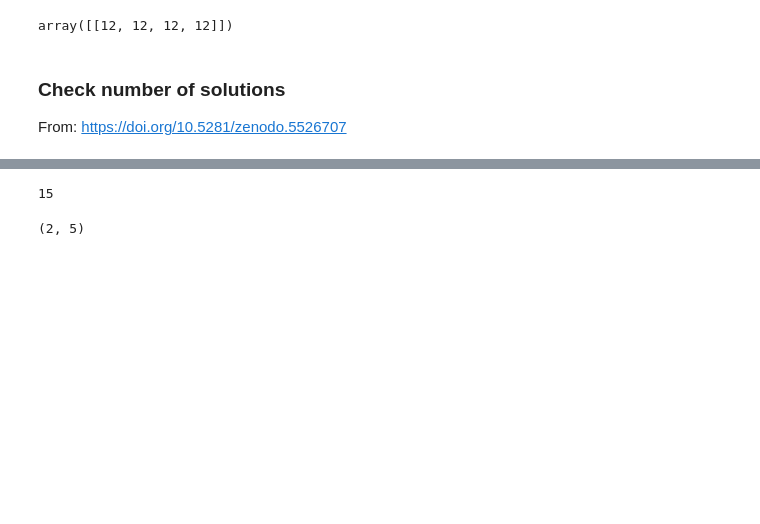
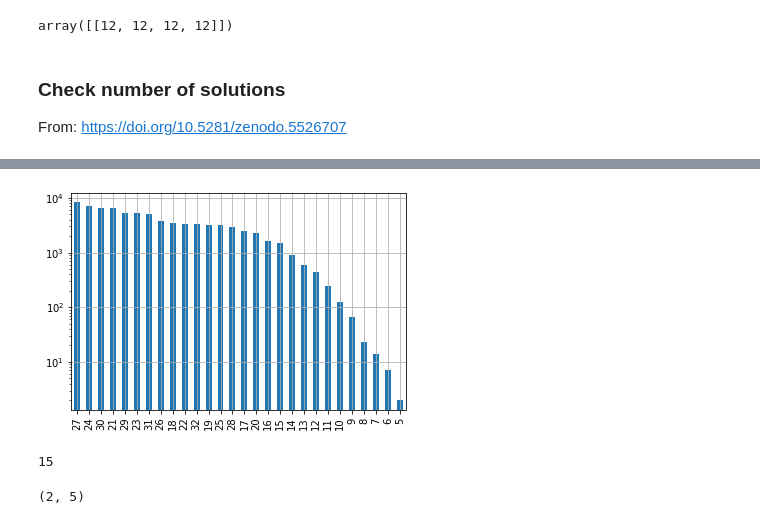
Before and after one commit to restrepo/Advanced_Computation, a Jupyter notebook: Multiprocessing.ipynb, the cells around one changed output, grey strips where cells are left out. Saved outputs shown, nothing was run; the diff lists cells and outputs as text; code cells hidden in the pictures; blank space fills up the shorter version.

```diff
--- a/Multiprocessing.ipynb
+++ b/Multiprocessing.ipynb
@@ -371,0 +409,2 @@ sl.shape
+# %%
+sl['zmax']=sl['z'].str[-1].abs()
@@ -372,3 +414,9 @@ sl.shape
+# %%
+(sl['z'].str[-1].abs().value_counts()).plot(kind='bar')
+plt.yscale('log')
+plt.grid()
+# %% [output]
+[figure, added]
 # %%
 (sl['l']+sl['k']).apply(lambda l:np.abs(l).max()).max()
 # %% [output]
```
Also changed, not shown: parts of 13 cells of this notebook.
